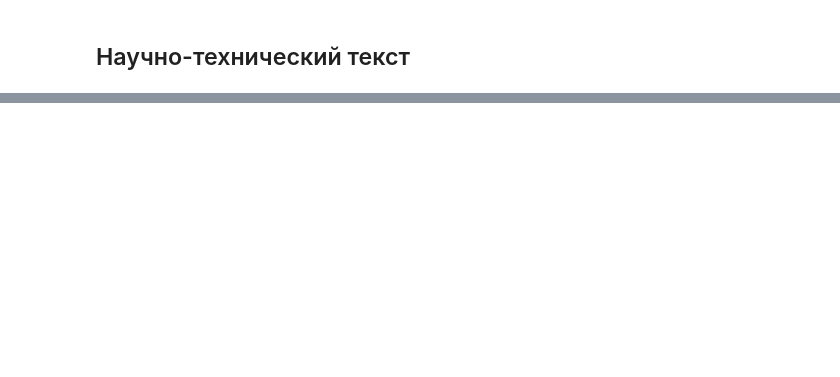
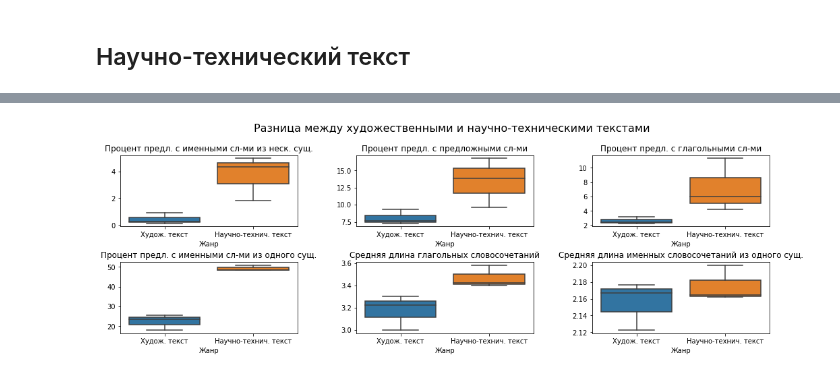
Before and after one commit to EgorDudyrev/hse_comp_ling, a Jupyter notebook: notebooks/hw3/hw3_31.03.2020-First_try.ipynb, the cells around one changed output, grey strips where cells are left out. Cells and saved outputs as stored; diff of their text form; code cells hidden in the pictures; blank space fills up the shorter version.

```diff
--- a/notebooks/hw3/hw3_31.03.2020-First_try.ipynb
+++ b/notebooks/hw3/hw3_31.03.2020-First_try.ipynb
@@ -208,0 +524,15 @@ find_NP1(lexemes)
+# %%
+plt.figure(figsize=(15,5))
+for idx, f in enumerate(s.index[:6]):
+    plt.subplot(2,3,idx+1)
+    sns.boxplot(x='genre', y=f, data=stat_ds)
+    plt.title(cols_map[f])
+    plt.ylabel('')
+    plt.xlabel('Жанр')
+    plt.xticks(plt.xticks()[0], [{'art':'Худож. текст', 'doc':'Научно-технич. текст'}[x.get_text()] for x in plt.xticks()[1]])
+plt.tight_layout()
+plt.suptitle('Разница между художественными и научно-техническими текстами', size=16)
+plt.subplots_adjust(top=0.85,)
+plt.show()
+# %% [output]
+[figure, added]
```
Also changed, not shown: parts of 87 cells of this notebook, 2 other files.
